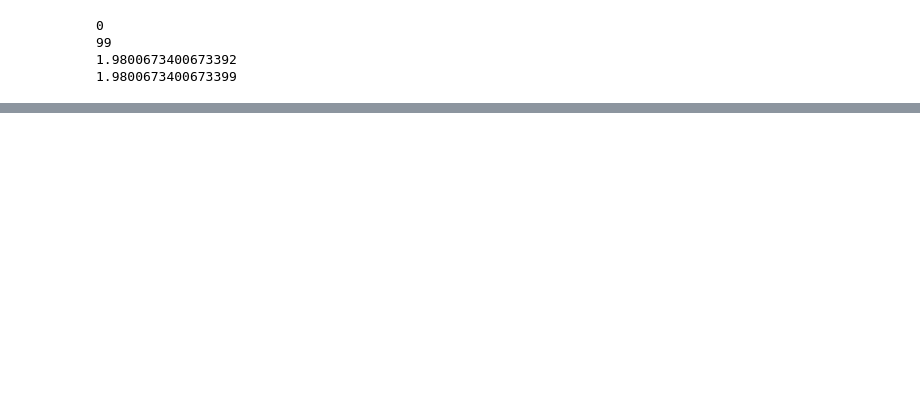
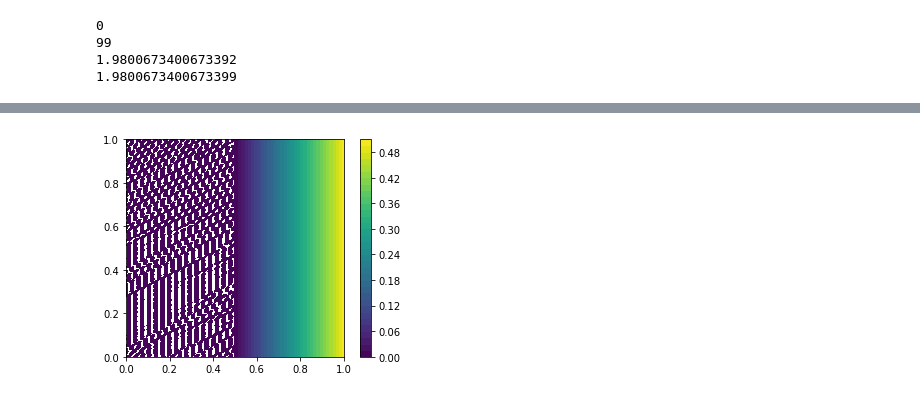
Before and after one commit to eliaslm/thesis, a Jupyter notebook: experiments.ipynb, the cells around one changed output, grey strips where cells are left out. Saved outputs shown, nothing was run; the diff lists cells and outputs as text; code cells hidden in the pictures; blank space fills up the shorter version.

```diff
--- a/experiments.ipynb
+++ b/experiments.ipynb
@@ -44,0 +77,12 @@ plot(mesh)
+# %%
+def Max(a, b):
+    return (a + b + abs(a-b))/Constant(2)
+# %%
+h = Expression("x[0] - 0.5", degree=2)
+h = project(h, V)
+h = project(Max(h, Constant(0)), V)
+pp = plot(h)
+plt.colorbar(pp)
+plt.show()
+# %% [output]
+[figure, added]
```
Also changed, not shown: parts of 20 cells of this notebook, 3 other files.
